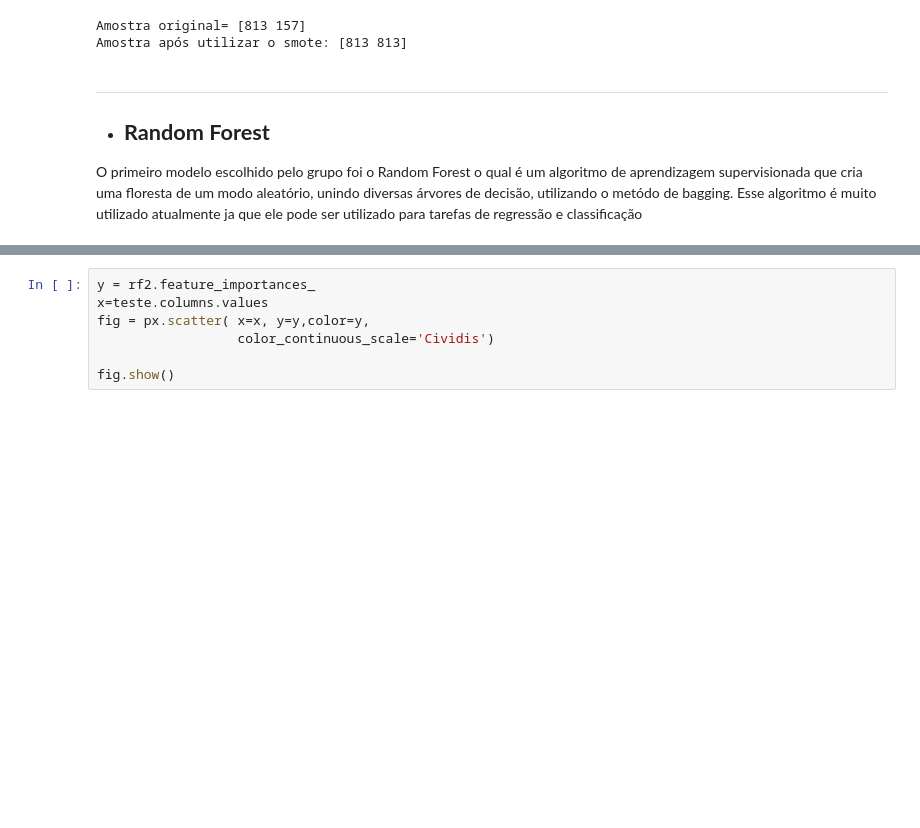
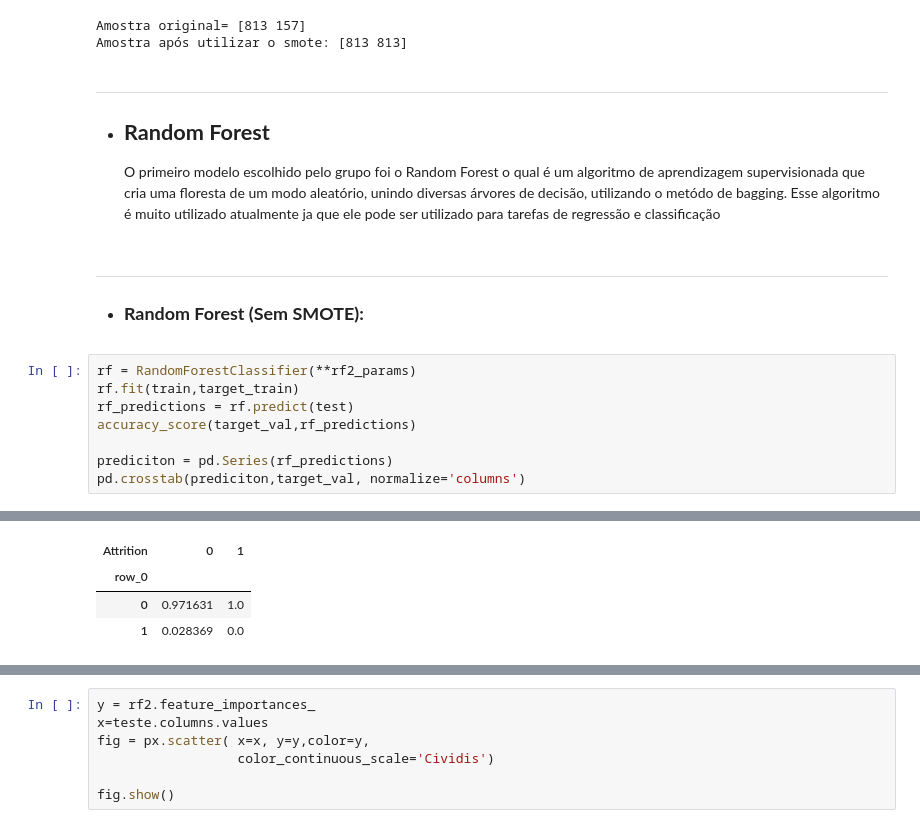
Before and after one commit to AntonioFuziy/Projeto3DataScience, a Jupyter notebook: Projeto3DataScience.ipynb, the cells around one changed output, grey strips where cells are left out. Drawn from its saved outputs; the diff is of its cells as text; blank space fills up the shorter version.

```diff
--- a/Projeto3DataScience.ipynb
+++ b/Projeto3DataScience.ipynb
@@ -451,4 +452,16 @@ Amostra após utilizar o smote: [813 813]
 ___
 * ## **Random Forest**
 
-O primeiro modelo escolhido pelo grupo foi o Random Forest o qual é um algoritmo de aprendizagem supervisionada que cria uma floresta de um modo aleatório, unindo diversas árvores de decisão, utilizando  o metódo de bagging. Esse algoritmo é muito utilizado atualmente ja que ele pode ser utilizado para tarefas de regressão e classificação
+    O primeiro modelo escolhido pelo grupo foi o Random Forest o qual é um algoritmo de aprendizagem supervisionada que cria uma floresta de um modo aleatório, unindo diversas árvores de decisão, utilizando  o metódo de bagging. Esse algoritmo é muito utilizado atualmente ja que ele pode ser utilizado para tarefas de regressão e classificação
+# %% [markdown]
+___
+* ### **Random Forest (Sem SMOTE):**
+# %%
+rf = RandomForestClassifier(**rf2_params)
+rf.fit(train,target_train)
+rf_predictions = rf.predict(test)
+accuracy_score(target_val,rf_predictions)
+
+prediciton = pd.Series(rf_predictions)
+pd.crosstab(prediciton,target_val, normalize='columns')
+# %% [output]
@@ -454,0 +480,4 @@ O primeiro modelo escolhido pelo grupo foi o Random Forest o qual é um algoritm
+| Attrition | 0 | 1 |
+| row_0 |  |  |
+| 0 | 0.971631 | 1.0 |
+| 1 | 0.028369 | 0.0 |
```
Also changed, not shown: parts of 47 cells of this notebook.
